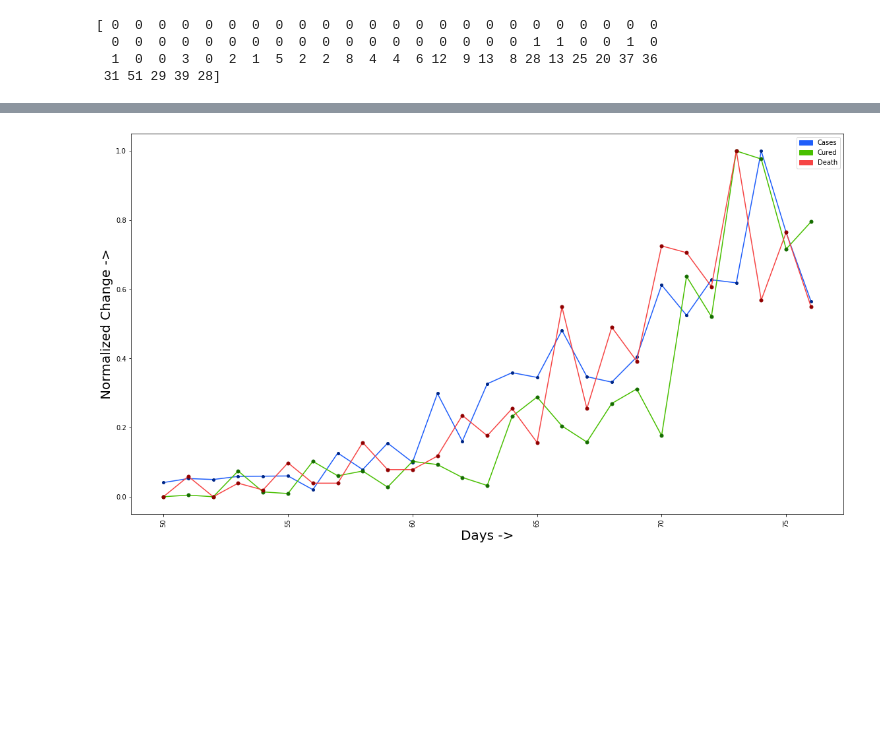
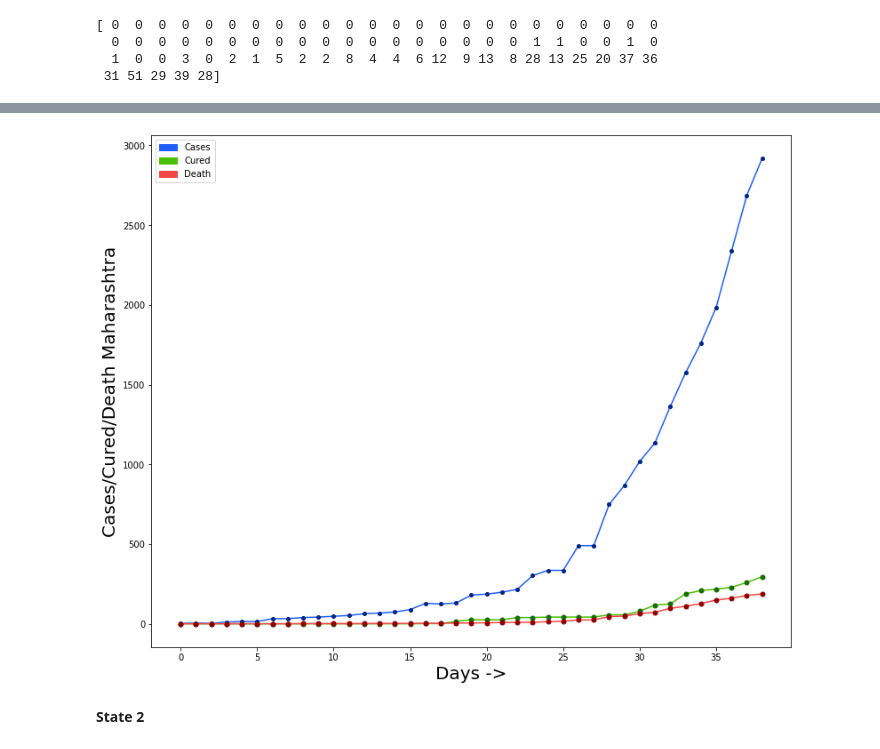
Before and after one commit to ShrayankM/Covid-19-India-Analysis, a Jupyter notebook: Covid_19_India_(18_04_2020).ipynb, the cells around one changed output, grey strips where cells are left out. Cells and saved outputs as stored; diff of their text form; code cells hidden in the pictures; blank space fills up the shorter version.

```diff
--- a/Covid_19_India_(18_04_2020).ipynb
+++ b/Covid_19_India_(18_04_2020).ipynb
@@ -177,0 +204,8 @@ plt.show()
+# %%
+top_5_states = list()
+i = 0
+for key,value in statesSorted_ByCases.items():
+    top_5_states.append(key)
+    i = i + 1
+    if(i == 5):
+        break
@@ -177,0 +216,9 @@ plt.show()
+# %%
+top_5_states_growth = dict()
+for state in top_5_states:
+    state_confirmed = np.array(confirmed[state_names == state])
+    state_cured = np.array(cured[state_names == state])
+    state_death = np.array(death[state_names == state])
+    top_5_states_growth[state] = [state_confirmed,state_cured,state_death]
+# %%
+top_5_statesName = list(top_5_states_growth.keys())
@@ -178,18 +227,23 @@ plt.show()
+# %%
+state_1_cases = top_5_states_growth[top_5_statesName[0]][0]
+state_1_cured = top_5_states_growth[top_5_statesName[0]][1]
+state_1_death = top_5_states_growth[top_5_statesName[0]][2]
 # %%
 fig = plt.figure()
 ax = fig.add_axes([0,0,1,1])
-days = np.arange(50,len(death_only)-1,1)
-ax.plot(days,cases_normalized[50:],color='#1F5EFA',marker='o',markersize = 4,markerfacecolor='#002787',markeredgecolor='#002787')
-ax.plot(days,cured_normalized[50:] ,color='#48BF00',marker='o',markersize = 5,markerfacecolor='#156D00',markeredgecolor='#156D00')
-ax.plot(days,death_normalized[50:],color='#F64545',marker='o',markersize = 5,markerfacecolor='#900000',markeredgecolor='#900000')
+days = np.arange(0,len(state_1_cases),1)
+ax.plot(days,state_1_cases,color='#1F5EFA',marker='o',markersize = 4,markerfacecolor='#002787',markeredgecolor='#002787')
+ax.plot(days,state_1_cured,color='#48BF00',marker='o',markersize = 5,markerfacecolor='#156D00',markeredgecolor='#156D00')
+ax.plot(days,state_1_death,color='#F64545',marker='o',markersize = 5,markerfacecolor='#900000',markeredgecolor='#900000')
 plt.xlabel('Days ->', fontsize=20)
-plt.ylabel('Normalized Change ->', fontsize=20)
-plt.xticks(rotation=90)
+plt.ylabel(f"Cases/Cured/Death {top_5_statesName[0]}", fontsize=20)
 case_patch = mpatches.Patch(color='#1F5EFA', label='Cases')
 cured_patch = mpatches.Patch(color='#48BF00',label='Cured')
 death_patch = mpatches.Patch(color='#F64545',label='Death')
 plt.legend(handles=[case_patch,cured_patch,death_patch])
-plt.gcf().set_size_inches([15,8])
+plt.gcf().set_size_inches([10,8])
 plt.show()
 # %% [output]
-[figure, old version]
+[figure, new version]
+# %% [markdown]
+**State 2**
```
Also changed, not shown: parts of 24 cells of this notebook.
